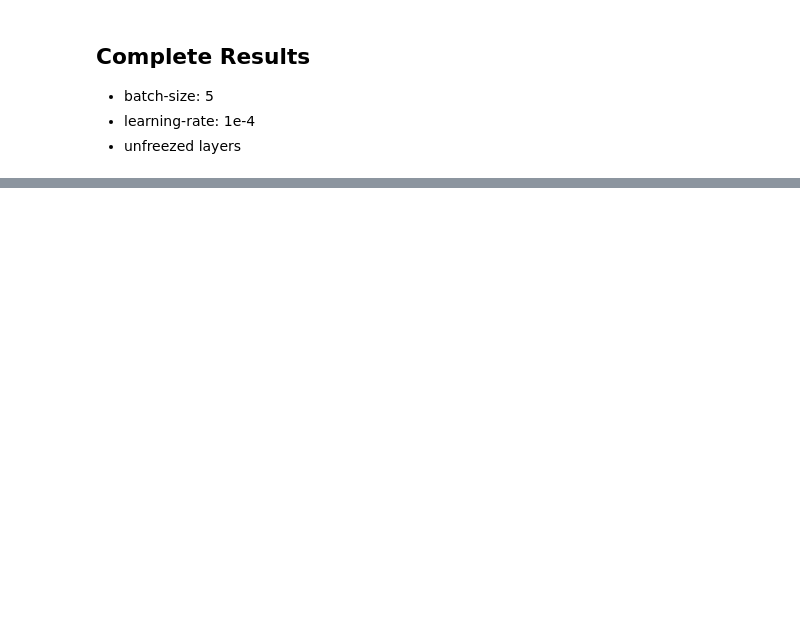
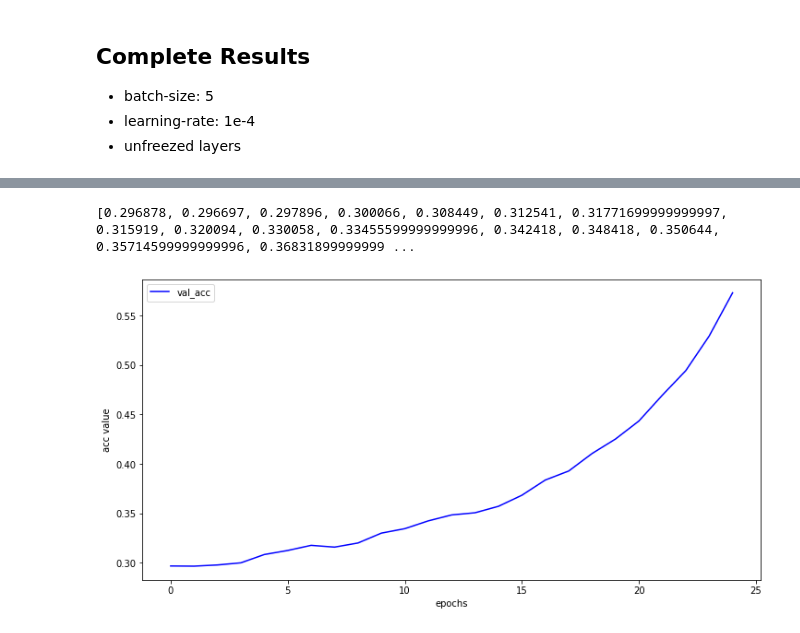
Before and after one commit to raulviana/INESC-summerInternship, a Jupyter notebook: remote.ipynb, the cells around one changed output, grey strips where cells are left out. Drawn from its saved outputs; the diff is of its cells as text; code cells hidden in the pictures; blank space fills up the shorter version.

Commit message:
graphics

```diff
--- a/remote.ipynb
+++ b/remote.ipynb
@@ -423,0 +432,29 @@ plt.show()
+# %%
+fig, ax = plt.subplots(figsize=(12, 6))
+z = [57.2821, 52.9170, 49.4174,46.9424,44.3356,42.5140,41.0503,39.2802,38.3696,36.8319,0.4603,35.7146,0.4921,
+35.0644,0.4807,
+34.8418,0.4807,
+34.2418,0.4754,
+33.4556,0.4732,
+33.0058,0.4898,
+32.0094,0.5072,
+31.5919,0.5110,
+31.7717,0.5026,
+31.2541,0.5064,
+30.8449,0.5079,
+30.0066,0.5314,
+29.7896,0.5488,
+29.6697,0.5246,
+29.6878,0.5329]
+z= list(filter(lambda score: score > 1, z))
+z.reverse()
+z= list(map(lambda score: score/100, z))
+print(z)
+ax.plot(z, color='blue', label='val_acc')
+ax.set_xlabel('epochs')
+ax.set_ylabel('acc value')
+ax.legend()
+plt.show()
+# %% [output]
+[0.296878, 0.296697, 0.297896, 0.300066, 0.308449, 0.312541, 0.31771699999999997, 0.315919, 0.320094, 0.330058, 0.33455599999999996, 0.342418, 0.348418, 0.350644, 0.35714599999999996, 0.36831899999999 ...
+[figure, added]
```
Also changed, not shown: parts of 5 cells of this notebook.
